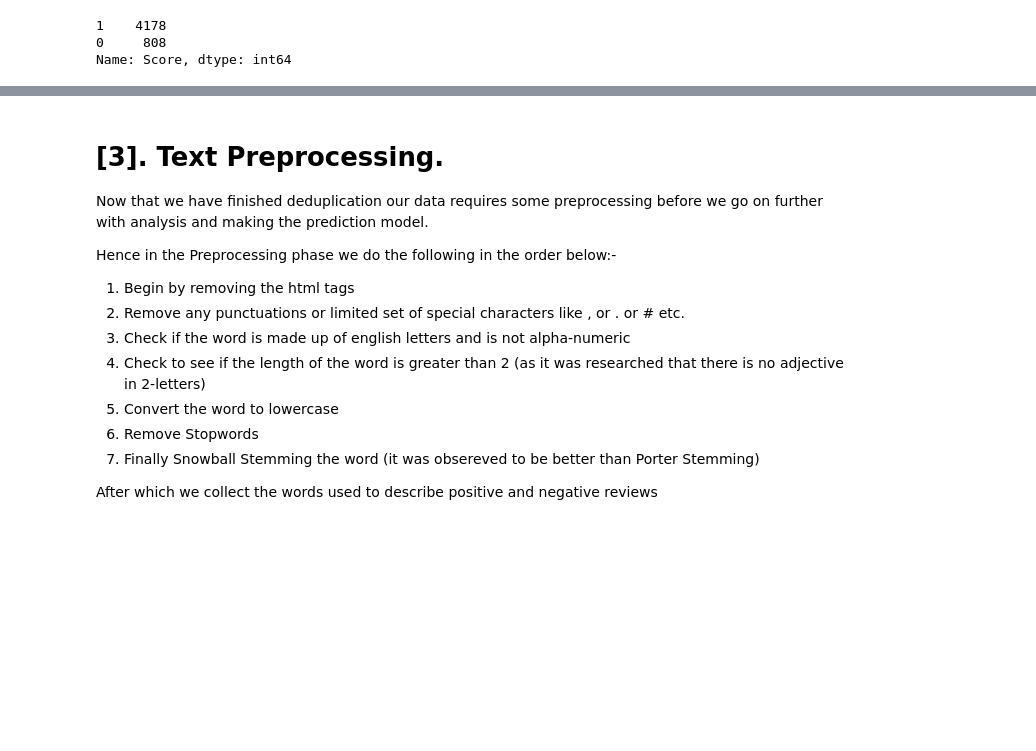
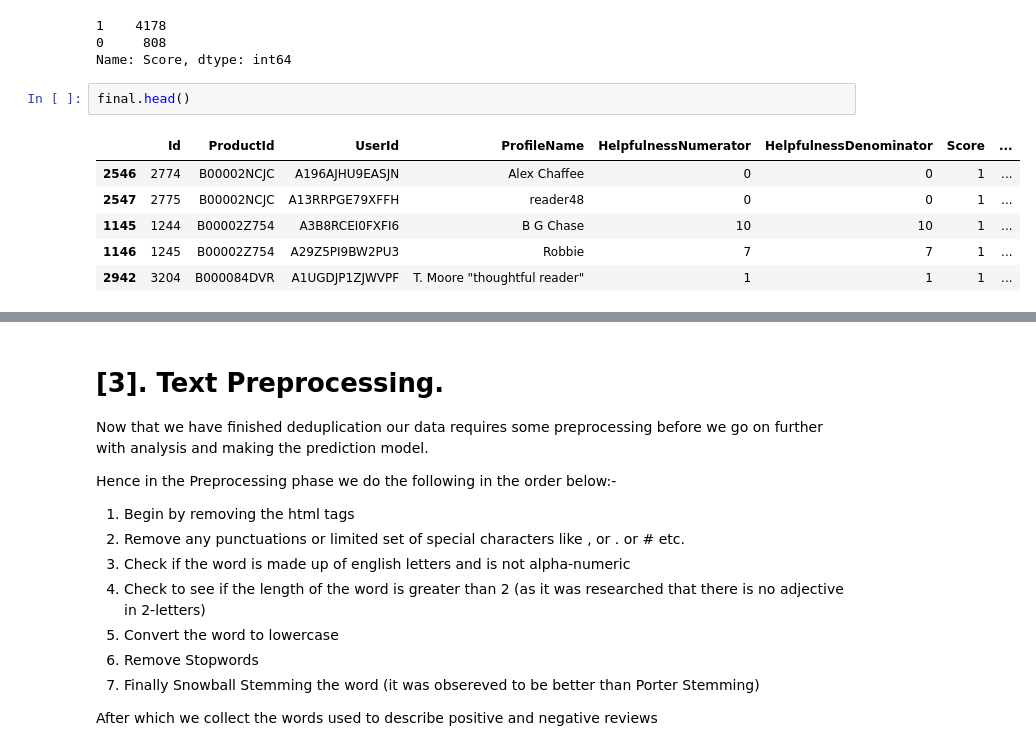
Before and after one commit to Dummy-Bug/Amazon-Fine-Food-Reviews, a Jupyter notebook: Amazon_Fine_Food_Reviews_Analysis.ipynb, the cells around one changed output, grey strips where cells are left out. Drawn from its saved outputs; the diff is of its cells as text; blank space fills up the shorter version.

```diff
--- a/Amazon_Fine_Food_Reviews_Analysis.ipynb
+++ b/Amazon_Fine_Food_Reviews_Analysis.ipynb
@@ -313,3 +310,12 @@ final['Score'].value_counts()
 1    4178
 0     808
 Name: Score, dtype: int64
+# %%
+final.head()
+# %% [output]
+|  | Id | ProductId | UserId | ProfileName | HelpfulnessNumerator | HelpfulnessDenominator | Score | ... |
+| 2546 | 2774 | B00002NCJC | A196AJHU9EASJN | Alex Chaffee | 0 | 0 | 1 | ... |
+| 2547 | 2775 | B00002NCJC | A13RRPGE79XFFH | reader48 | 0 | 0 | 1 | ... |
+| 1145 | 1244 | B00002Z754 | A3B8RCEI0FXFI6 | B G Chase | 10 | 10 | 1 | ... |
+| 1146 | 1245 | B00002Z754 | A29Z5PI9BW2PU3 | Robbie | 7 | 7 | 1 | ... |
+| 2942 | 3204 | B000084DVR | A1UGDJP1ZJWVPF | T. Moore "thoughtful reader" | 1 | 1 | 1 | ... |
```
Also changed, not shown: parts of 27 cells of this notebook.
